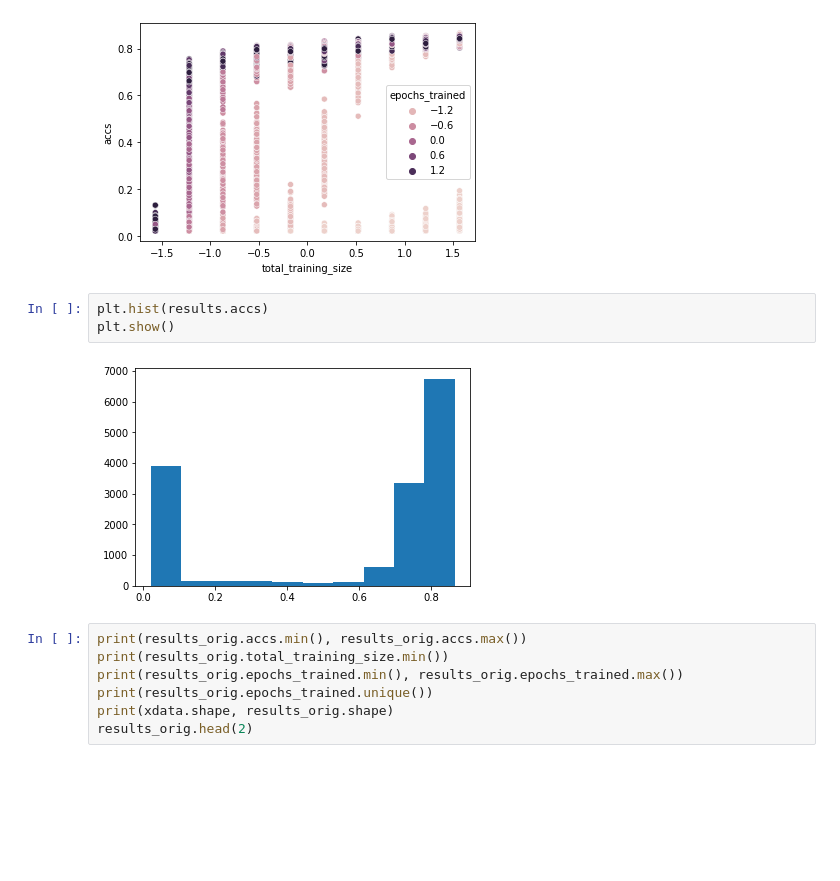
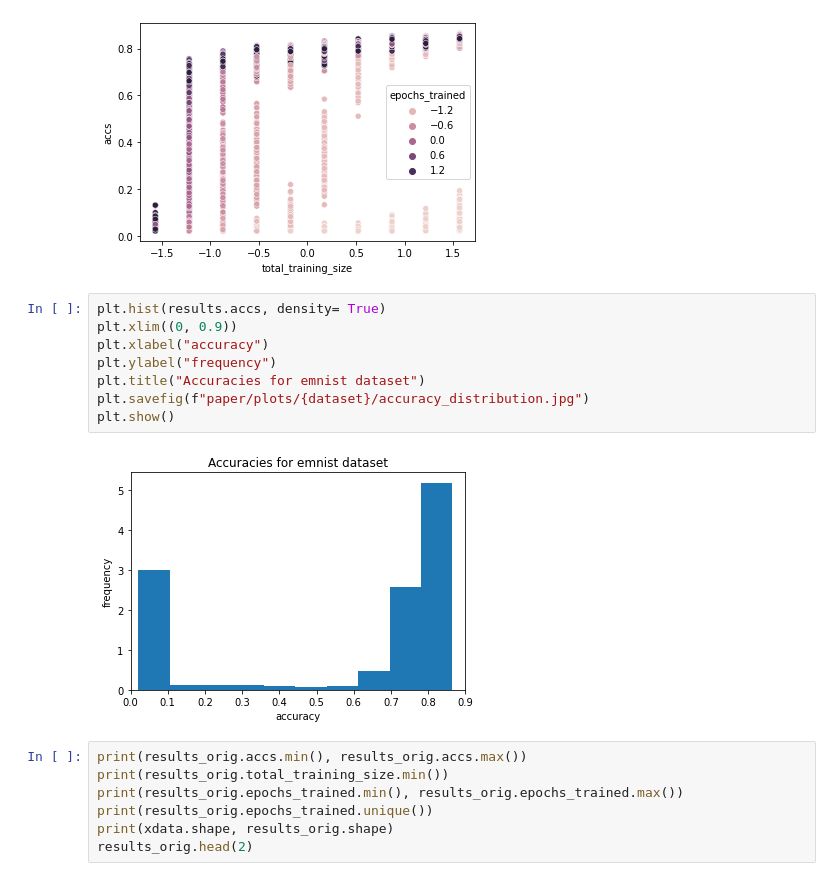
Before and after one commit to tmuehlen80/training_dataset_size_per_class, a Jupyter notebook: notebooks/emnist_datasetsize_arctan.ipynb, the cells around one changed output. Saved outputs shown, nothing was run; the diff lists cells and outputs as text; blank space fills up the shorter version.

```diff
--- a/notebooks/emnist_datasetsize_arctan.ipynb
+++ b/notebooks/emnist_datasetsize_arctan.ipynb
@@ -390,11 +367,16 @@ sns.scatterplot(data=results, x = "total_training_size", y = "accs", hue = "epoc
 plt.show()
 # %% [output]
 [figure]
-# %%
-plt.hist(results.accs)
-plt.show()
-# %% [output]
-[figure, removed]
+# %%
+plt.hist(results.accs, density= True)
+plt.xlim((0, 0.9))
+plt.xlabel("accuracy")
+plt.ylabel("frequency")
+plt.title("Accuracies for emnist dataset")
+plt.savefig(f"paper/plots/{dataset}/accuracy_distribution.jpg")
+plt.show()
+# %% [output]
+[figure, added]
 # %%
 print(results_orig.accs.min(), results_orig.accs.max())
 print(results_orig.total_training_size.min())
```
Also changed, not shown: parts of 19 cells of this notebook, 16 other files.
